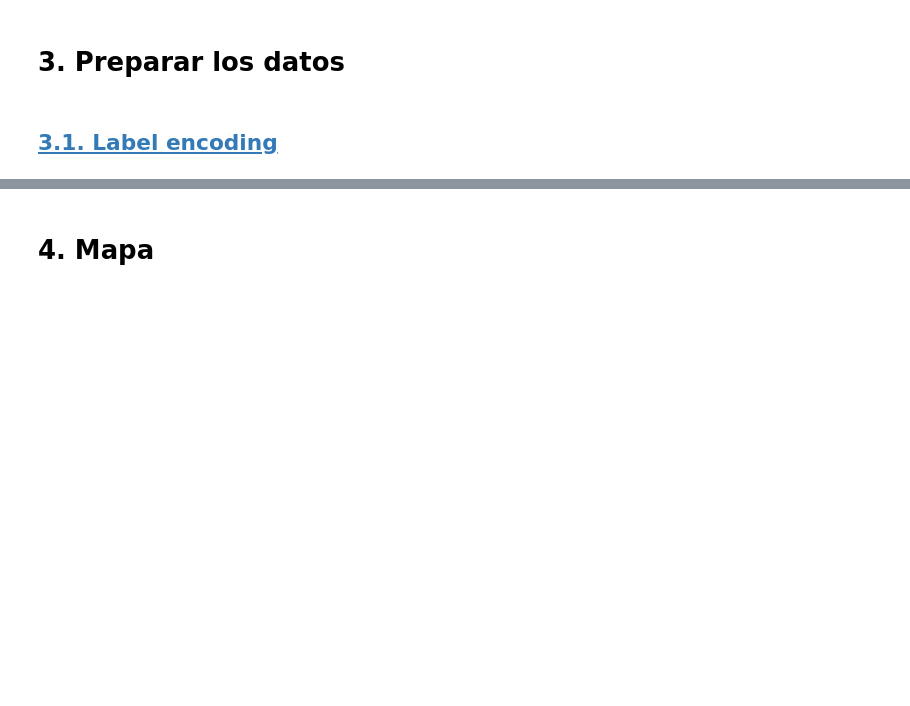
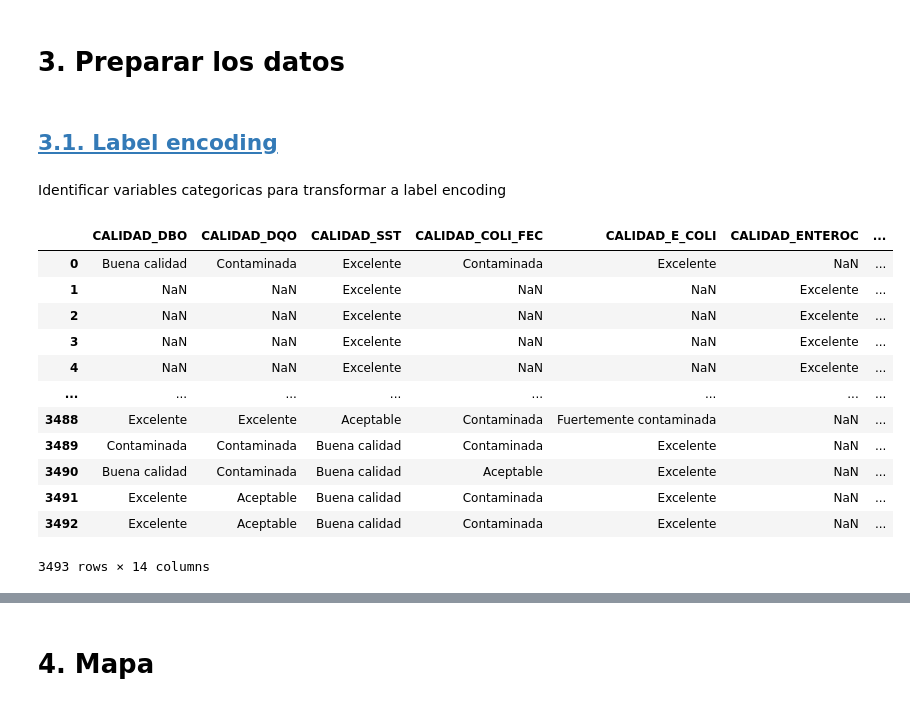
Before and after one commit to PosgradoMNA/actividades-del-projecto-grupo26, a Jupyter notebook: Reto/Notebook/reto.ipynb, the cells around one changed output, grey strips where cells are left out. Saved outputs shown, nothing was run; the diff lists cells and outputs as text; code cells hidden in the pictures; blank space fills up the shorter version.

```diff
--- a/Reto/Notebook/reto.ipynb
+++ b/Reto/Notebook/reto.ipynb
@@ -225,3 +226,22 @@ interactive(children=(Dropdown(description='metrica', index=4, options=('COLI_FE
 # <a id='3'>3. Preparar los datos</a>
 # %% [markdown]
 ## <a href='#3.1'>3.1. Label encoding</a>
+# %% [markdown]
+Identificar variables categoricas para transformar a label encoding
+# %%
+categ_cols = [col for col in df_superficiales if col.startswith('CALIDAD')]
+df_superficiales[categ_cols]
+# %% [output]
+|  | CALIDAD_DBO | CALIDAD_DQO | CALIDAD_SST | CALIDAD_COLI_FEC | CALIDAD_E_COLI | CALIDAD_ENTEROC | ... |
+| 0 | Buena calidad | Contaminada | Excelente | Contaminada | Excelente | NaN | ... |
+| 1 | NaN | NaN | Excelente | NaN | NaN | Excelente | ... |
+| 2 | NaN | NaN | Excelente | NaN | NaN | Excelente | ... |
+| 3 | NaN | NaN | Excelente | NaN | NaN | Excelente | ... |
+| 4 | NaN | NaN | Excelente | NaN | NaN | Excelente | ... |
+| ... | ... | ... | ... | ... | ... | ... | ... |
+| 3488 | Excelente | Excelente | Aceptable | Contaminada | Fuertemente contaminada | NaN | ... |
+| 3489 | Contaminada | Contaminada | Buena calidad | Contaminada | Excelente | NaN | ... |
+| 3490 | Buena calidad | Contaminada | Buena calidad | Aceptable | Excelente | NaN | ... |
+| 3491 | Excelente | Aceptable | Buena calidad | Contaminada | Excelente | NaN | ... |
+| 3492 | Excelente | Aceptable | Buena calidad | Contaminada | Excelente | NaN | ... |
+3493 rows × 14 columns
```
Also changed, not shown: parts of 18 cells of this notebook.
